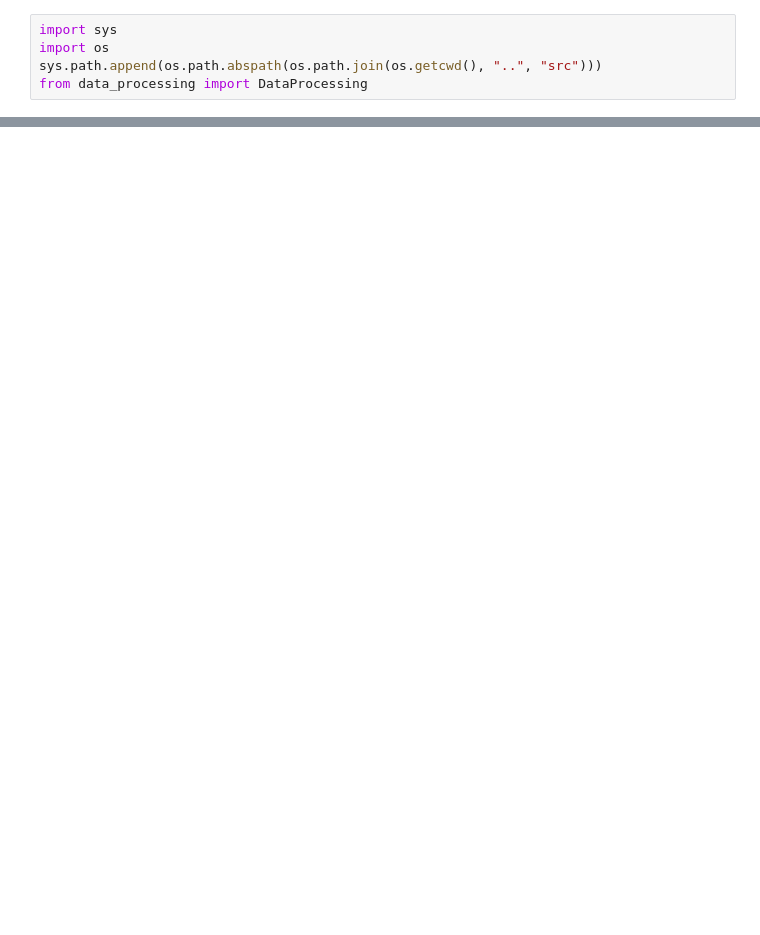
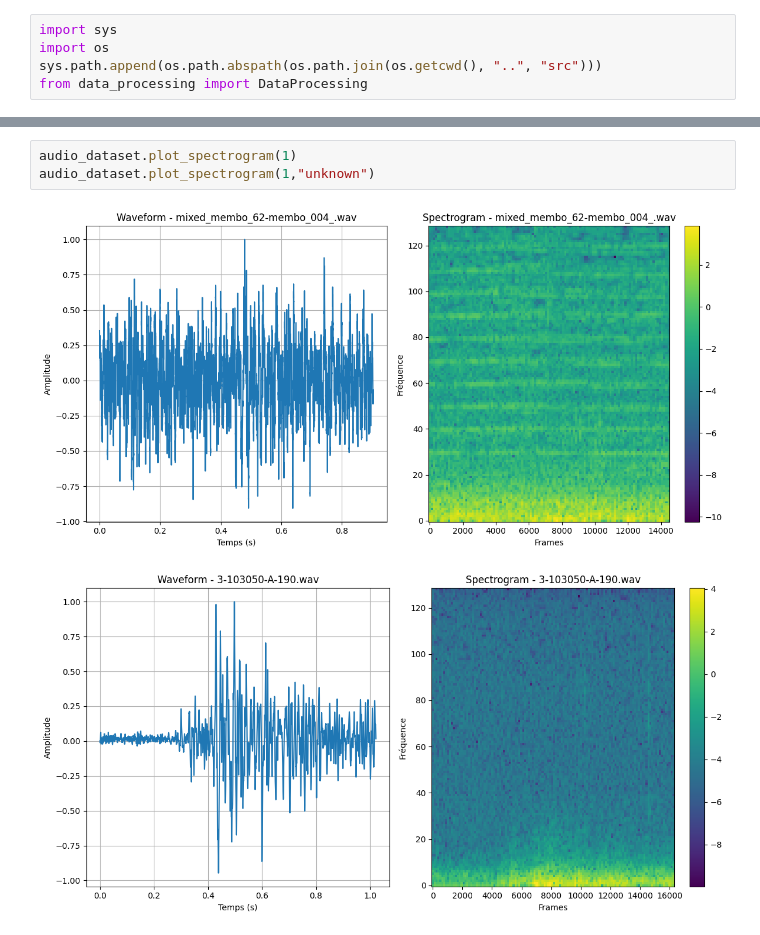
Before and after one commit to RaphaELGrisel/Drone_Audio_Classification, a Jupyter notebook: notebooks/exploration.ipynb, the cells around one changed output, grey strips where cells are left out. Saved outputs shown, nothing was run; the diff lists cells and outputs as text; blank space fills up the shorter version.

```diff
--- a/notebooks/exploration.ipynb
+++ b/notebooks/exploration.ipynb
@@ -82,0 +94,6 @@ TypeError: 'module' object is not callable
+# %%
+audio_dataset.plot_spectrogram(1)
+audio_dataset.plot_spectrogram(1,"unknown")
+# %% [output]
+[figure, added]
+[figure, added]
```
Also changed, not shown: parts of 13 cells of this notebook.
